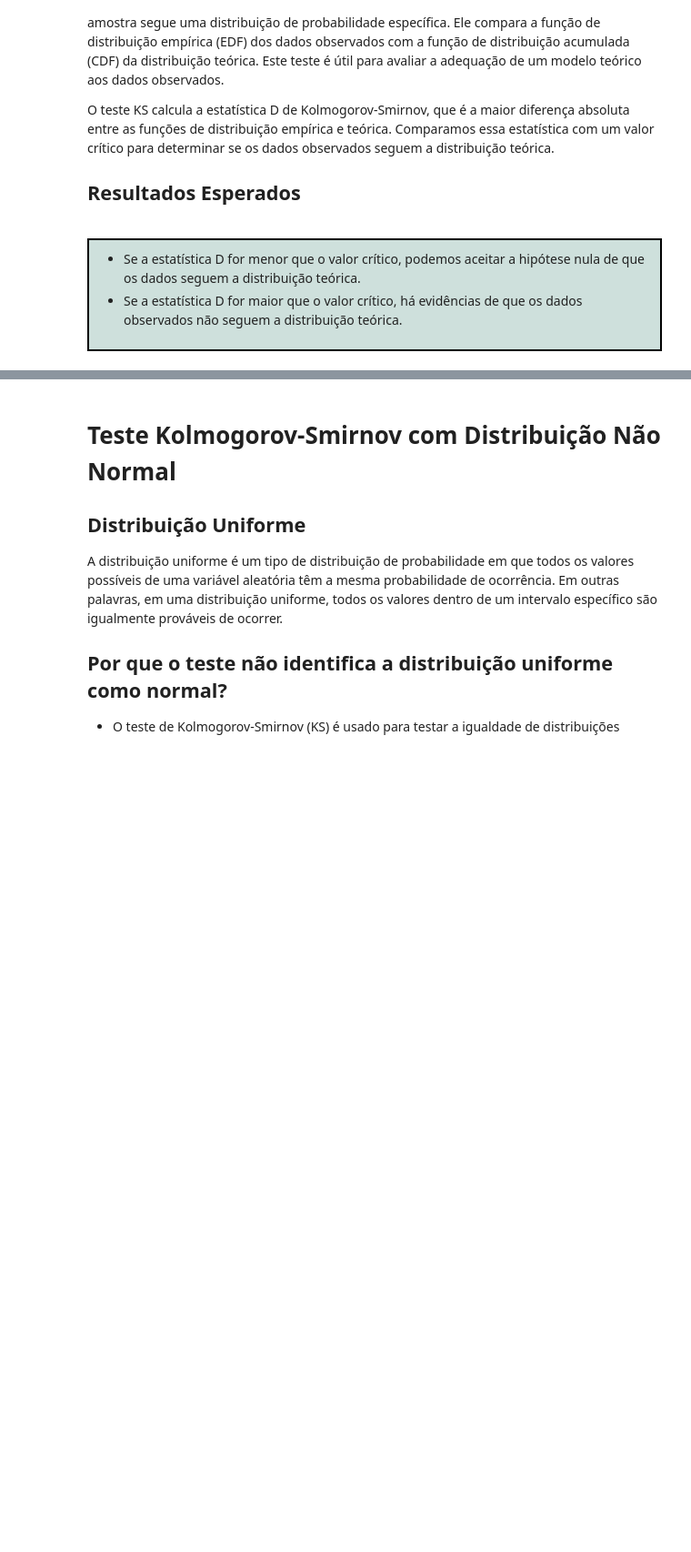
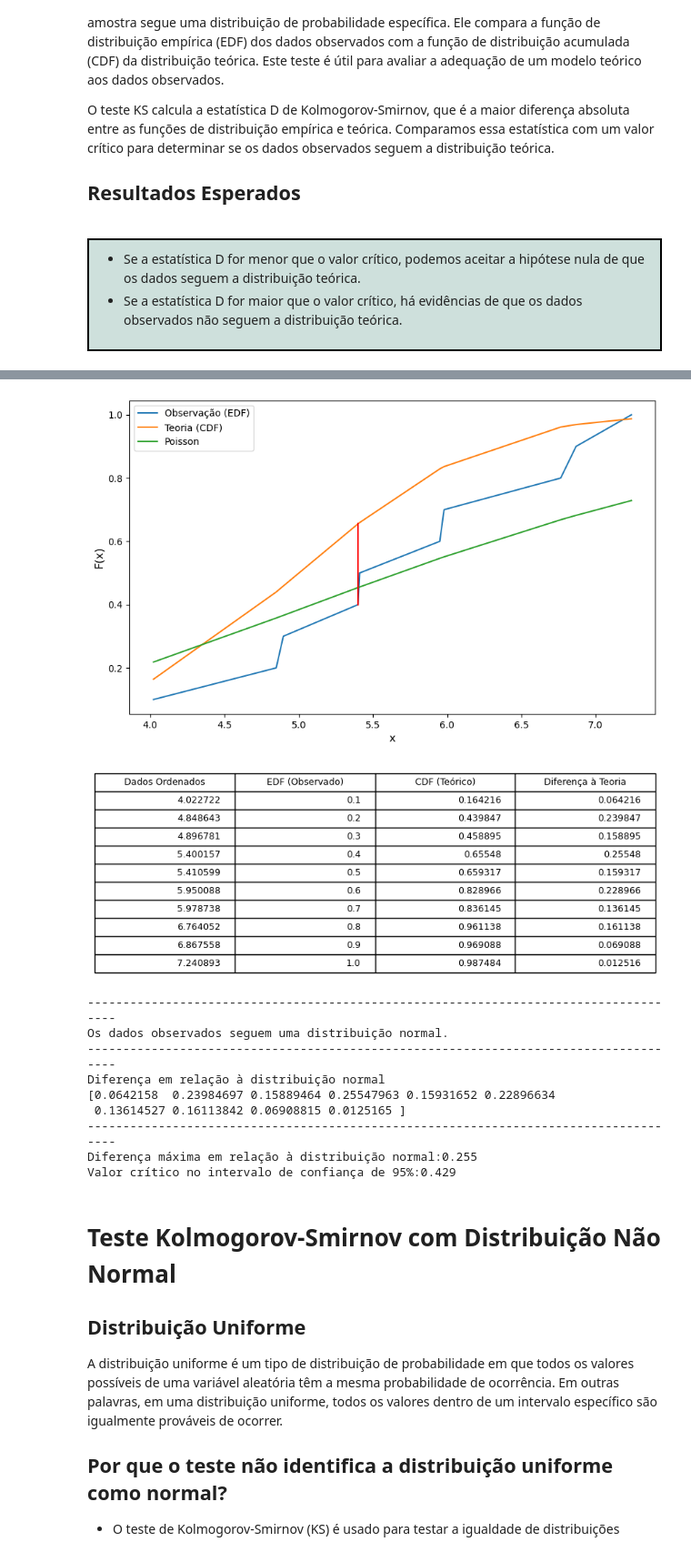
Before and after one commit to marianamartiyns/cdia_ufpb, a Jupyter notebook: [P4] Inferência Estatística/[1] Testes de Kolmogorov-Smirnov.ipynb, the cells around one changed output, grey strips where cells are left out. Shown at 91% size. Drawn from its saved outputs; the diff is of its cells as text; code cells hidden in the pictures; blank space fills up the shorter version.

```diff
--- a/[P4] Inferência Estatística/[1] Testes de Kolmogorov-Smirnov.ipynb
+++ b/[P4] Inferência Estatística/[1] Testes de Kolmogorov-Smirnov.ipynb
@@ -151,3 +134,17 @@ Valor crítico no intervalo de confiança de 95%:0.19233304448274094
+# %%
+kolmogorov_smirnov_test(10)
+# %% [output]
+[figure, added]
+[figure, added]
+-------------------------------------------------------------------------------------
+Os dados observados seguem uma distribuição normal.
+-------------------------------------------------------------------------------------
+Diferença em relação à distribuição normal
+[0.0642158  0.23984697 0.15889464 0.25547963 0.15931652 0.22896634
+ 0.13614527 0.16113842 0.06908815 0.0125165 ]
+-------------------------------------------------------------------------------------
+Diferença máxima em relação à distribuição normal:0.255
+Valor crítico no intervalo de confiança de 95%:0.429
 # %% [markdown]
 # Teste Kolmogorov-Smirnov com Distribuição Não Normal
 
```
Also changed, not shown: parts of 6 cells of this notebook, 5 other files.
